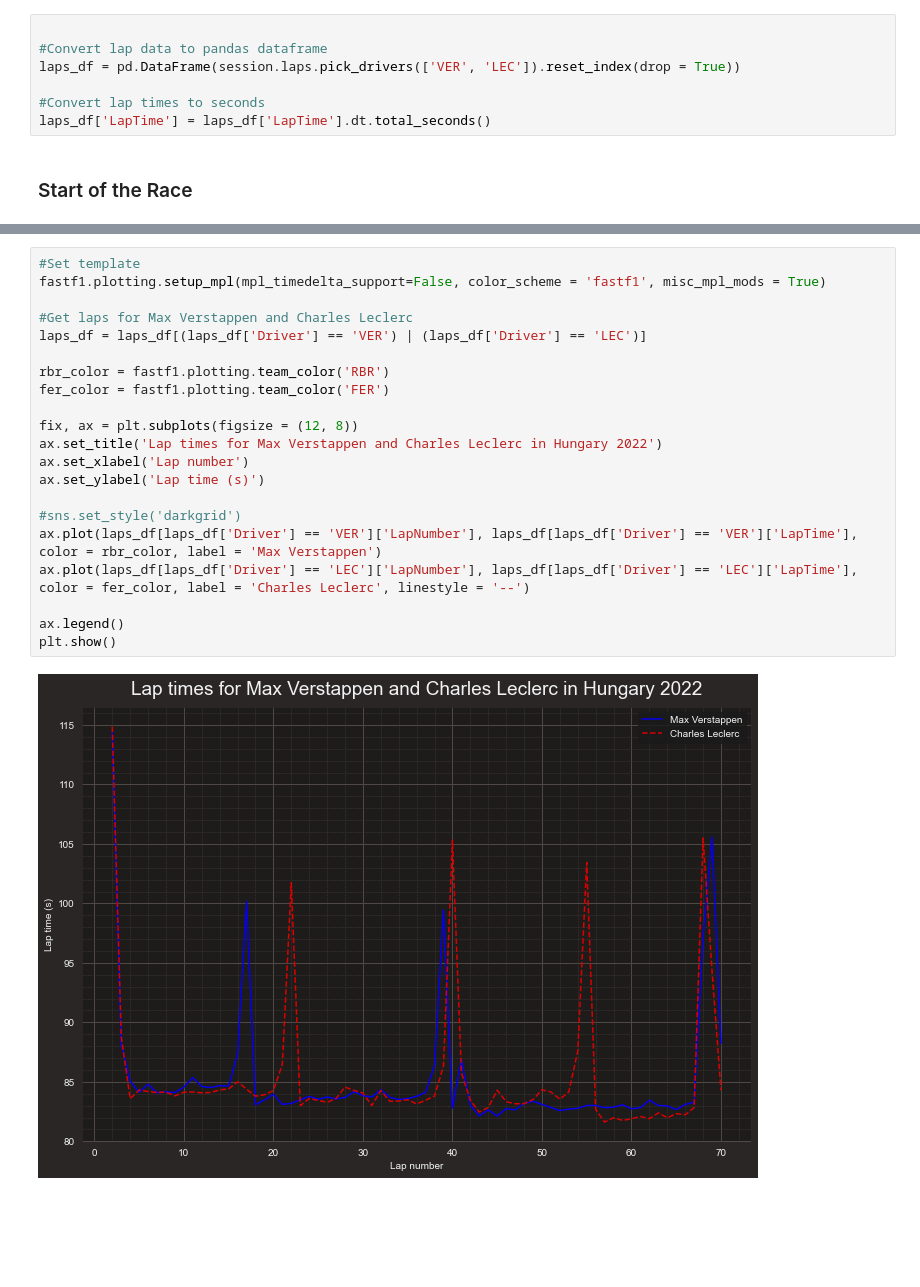
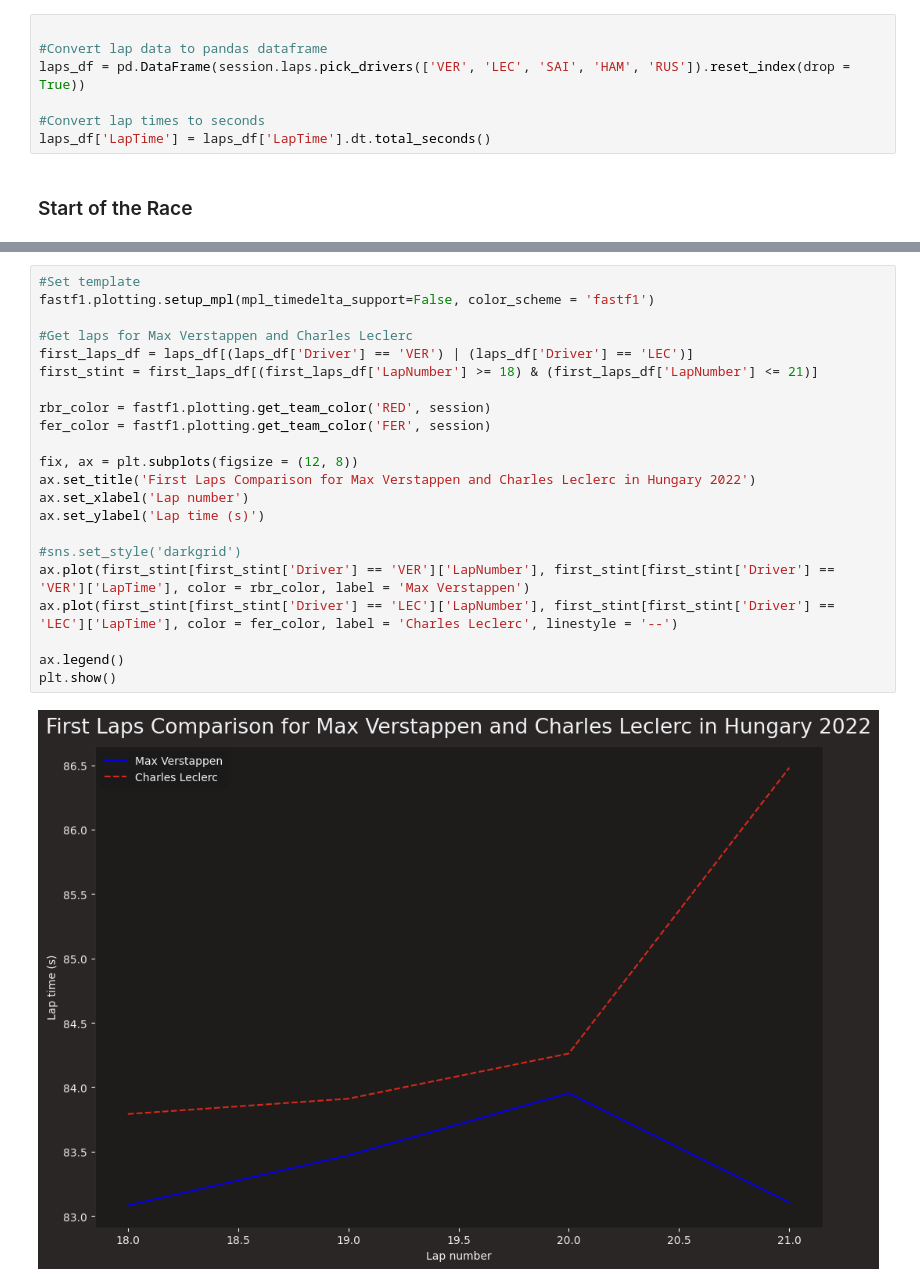
Before and after one commit to hall4jm/Hungarian-GP-Analysis, a Jupyter notebook: F1Analysis.ipynb, the cells around one changed output, grey strips where cells are left out. Drawn from its saved outputs; the diff is of its cells as text; blank space fills up the shorter version.

```diff
--- a/F1Analysis.ipynb
+++ b/F1Analysis.ipynb
@@ -45,7 +47,7 @@ core           INFO     Finished loading data for 20 drivers: ['1', '44', '63',
 # %%
 
 #Convert lap data to pandas dataframe
-laps_df = pd.DataFrame(session.laps.pick_drivers(['VER', 'LEC']).reset_index(drop = True))
+laps_df = pd.DataFrame(session.laps.pick_drivers(['VER', 'LEC', 'SAI', 'HAM', 'RUS']).reset_index(drop = True))
 
 #Convert lap times to seconds
 laps_df['LapTime'] = laps_df['LapTime'].dt.total_seconds()
@@ -63,23 +121,24 @@ This means that Ferrari will likely be slower on the harder compound of tire, bu
 # %%
 #Set template
-fastf1.plotting.setup_mpl(mpl_timedelta_support=False, color_scheme = 'fastf1', misc_mpl_mods = True)
+fastf1.plotting.setup_mpl(mpl_timedelta_support=False, color_scheme = 'fastf1')
 
 #Get laps for Max Verstappen and Charles Leclerc
-laps_df = laps_df[(laps_df['Driver'] == 'VER') | (laps_df['Driver'] == 'LEC')]
+first_laps_df = laps_df[(laps_df['Driver'] == 'VER') | (laps_df['Driver'] == 'LEC')]
+first_stint = first_laps_df[(first_laps_df['LapNumber'] >= 18) & (first_laps_df['LapNumber'] <= 21)]
 
-rbr_color = fastf1.plotting.team_color('RBR')
-fer_color = fastf1.plotting.team_color('FER')
+rbr_color = fastf1.plotting.get_team_color('RED', session)
+fer_color = fastf1.plotting.get_team_color('FER', session)
 
 fix, ax = plt.subplots(figsize = (12, 8))
-ax.set_title('Lap times for Max Verstappen and Charles Leclerc in Hungary 2022')
+ax.set_title('First Laps Comparison for Max Verstappen and Charles Leclerc in Hungary 2022')
 ax.set_xlabel('Lap number')
 ax.set_ylabel('Lap time (s)')
 
 #sns.set_style('darkgrid')
-ax.plot(laps_df[laps_df['Driver'] == 'VER']['LapNumber'], laps_df[laps_df['Driver'] == 'VER']['LapTime'], color = rbr_color, label = 'Max Verstappen')
-ax.plot(laps_df[laps_df['Driver'] == 'LEC']['LapNumber'], laps_df[laps_df['Driver'] == 'LEC']['LapTime'], color = fer_color, label = 'Charles Leclerc', linestyle = '--')
+ax.plot(first_stint[first_stint['Driver'] == 'VER']['LapNumber'], first_stint[first_stint['Driver'] == 'VER']['LapTime'], color = rbr_color, label = 'Max Verstappen')
+ax.plot(first_stint[first_stint['Driver'] == 'LEC']['LapNumber'], first_stint[first_stint['Driver'] == 'LEC']['LapTime'], color = fer_color, label = 'Charles Leclerc', linestyle = '--')
 
 ax.legend()
 plt.show()
 # %% [output]
-[figure, old version]
+[figure, new version]
```
Also changed, not shown: parts of 16 cells of this notebook.
